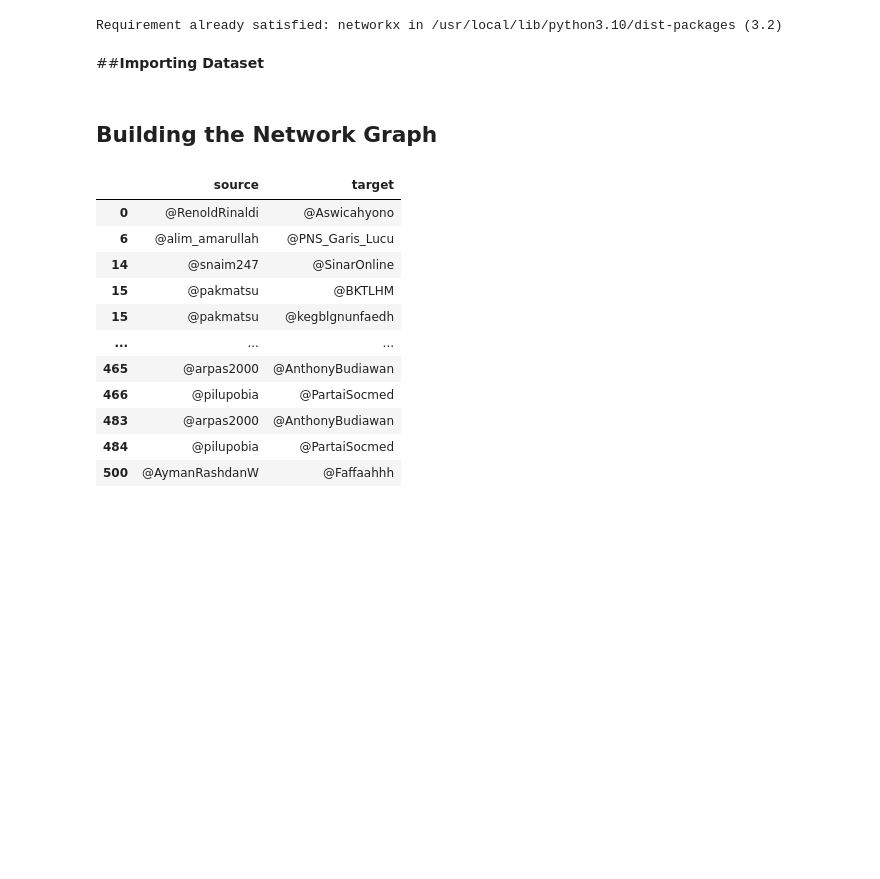
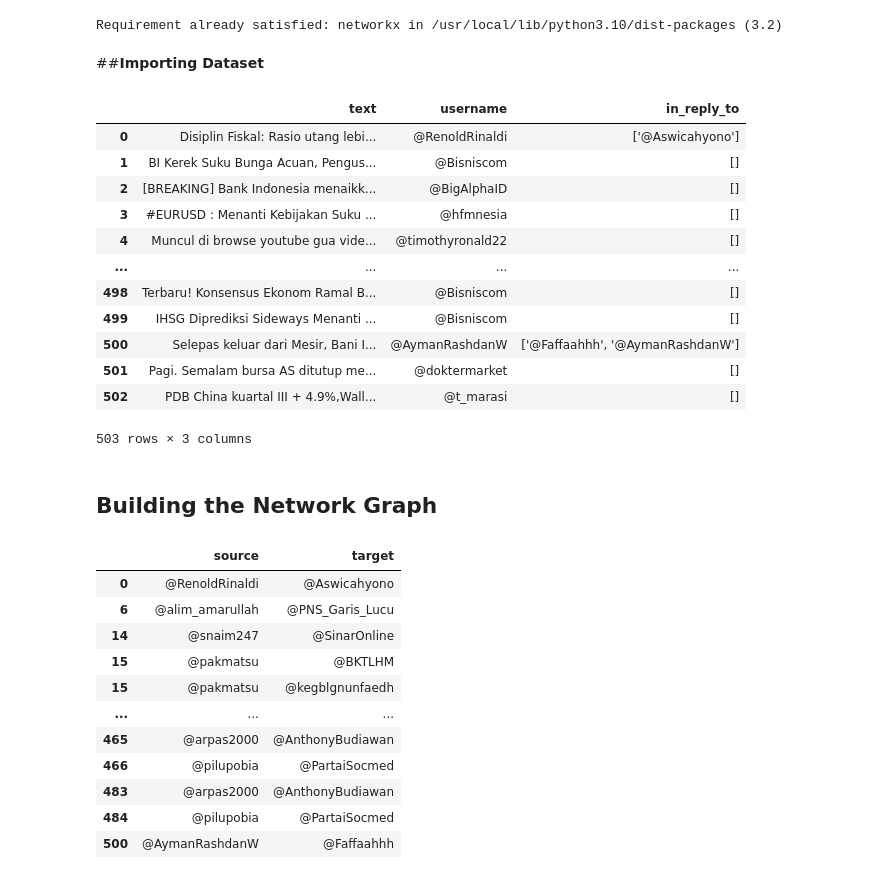
Before and after one commit to andrybrew/IHT-SEM1302-30Okt, a Jupyter notebook: practice_material/social_network_analysis.ipynb, the cells around one changed output. Cells and saved outputs as stored; diff of their text form; code cells hidden in the pictures; blank space fills up the shorter version.

```diff
--- a/practice_material/social_network_analysis.ipynb
+++ b/practice_material/social_network_analysis.ipynb
@@ -19,9 +19,26 @@ import re
 # %%
 # Fetching the dataset from GitHub
 data_url = "https://raw.githubusercontent.com/andrybrew/IHT-SEM1302-30Okt/main/data/001_suku-bunga.csv"
 
 # Using pandas read_csv function to load the data from the URL directly into a DataFrame
 df_tweet = pd.read_csv(data_url)
+
+# Show selected columns from the DataFrame
+df_tweet[['text', 'username', 'in_reply_to']]
+# %% [output]
+|  | text | username | in_reply_to |
+| 0 | Disiplin Fiskal: Rasio utang lebi... | @RenoldRinaldi | ['@Aswicahyono'] |
+| 1 | BI Kerek Suku Bunga Acuan, Pengus... | @Bisniscom | [] |
+| 2 | [BREAKING] Bank Indonesia menaikk... | @BigAlphaID | [] |
+| 3 | #EURUSD : Menanti Kebijakan Suku ... | @hfmnesia | [] |
+| 4 | Muncul di browse youtube gua vide... | @timothyronald22 | [] |
+| ... | ... | ... | ... |
+| 498 | Terbaru! Konsensus Ekonom Ramal B... | @Bisniscom | [] |
+| 499 | IHSG Diprediksi Sideways Menanti ... | @Bisniscom | [] |
+| 500 | Selepas keluar dari Mesir, Bani I... | @AymanRashdanW | ['@Faffaahhh', '@AymanRashdanW'] |
+| 501 | Pagi. Semalam bursa AS ditutup me... | @doktermarket | [] |
+| 502 | PDB China kuartal III + 4.9%,Wall... | @t_marasi | [] |
+503 rows × 3 columns
 # %% [markdown]
 ## **Building the Network Graph**
 # %%
```
